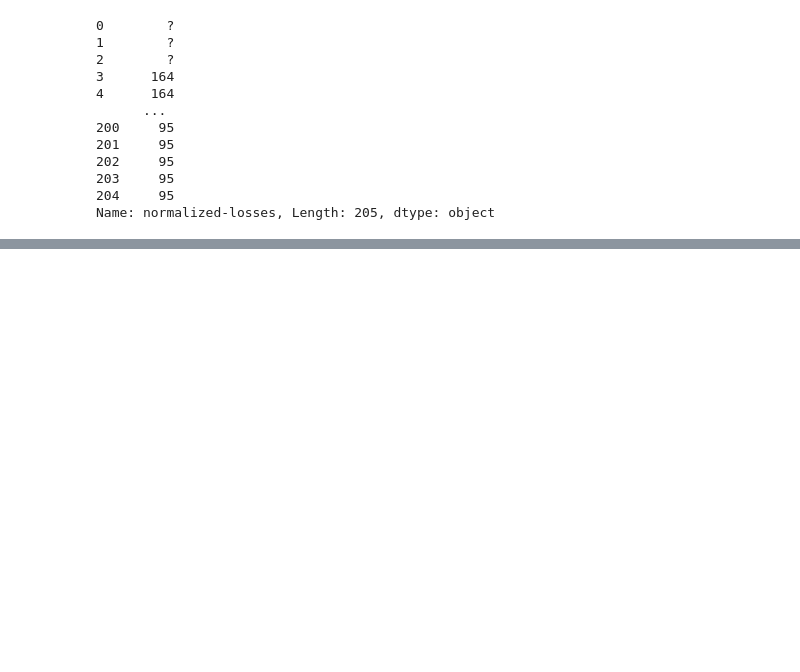
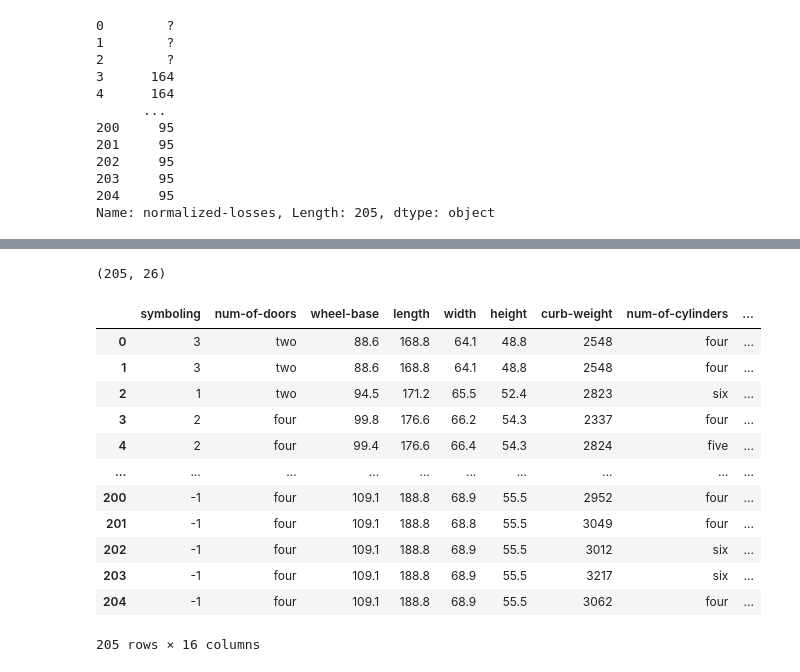
Before and after one commit to joeng2004/dataQuest, a Jupyter notebook: Part 7 ML Intro/Guided Projects /KNN-Car-Price-Predict/2021-12-21-Predicting-Car-Prices-K-Nearest-Neighbors.ipynb, the cells around one changed output, grey strips where cells are left out. Saved outputs shown, nothing was run; the diff lists cells and outputs as text; code cells hidden in the pictures; blank space fills up the shorter version.

```diff
--- a/Part 7 ML Intro/Guided Projects /KNN-Car-Price-Predict/2021-12-21-Predicting-Car-Prices-K-Nearest-Neighbors.ipynb
+++ b/Part 7 ML Intro/Guided Projects /KNN-Car-Price-Predict/2021-12-21-Predicting-Car-Prices-K-Nearest-Neighbors.ipynb
@@ -953,3 +953,9 @@ cars_df['normalized-losses']
 203     95
 204     95
 Name: normalized-losses, Length: 205, dtype: object
+# %%
+# Read data file and add column names.
+cars_temp = pd.read_csv(
+    "imports-85.data.txt",
+    names = col_names,
+)
@@ -955,0 +989,20 @@ Name: normalized-losses, Length: 205, dtype: object
+# %%
+cars_temp.shape
+# %% [output]
+(205, 26)
+# %%
+cars_temp[all_numeric_features]
+# %% [output]
+|  | symboling | num-of-doors | wheel-base | length | width | height | curb-weight | num-of-cylinders | ... |
+| 0 | 3 | two | 88.6 | 168.8 | 64.1 | 48.8 | 2548 | four | ... |
+| 1 | 3 | two | 88.6 | 168.8 | 64.1 | 48.8 | 2548 | four | ... |
+| 2 | 1 | two | 94.5 | 171.2 | 65.5 | 52.4 | 2823 | six | ... |
+| 3 | 2 | four | 99.8 | 176.6 | 66.2 | 54.3 | 2337 | four | ... |
+| 4 | 2 | four | 99.4 | 176.6 | 66.4 | 54.3 | 2824 | five | ... |
+| ... | ... | ... | ... | ... | ... | ... | ... | ... | ... |
+| 200 | -1 | four | 109.1 | 188.8 | 68.9 | 55.5 | 2952 | four | ... |
+| 201 | -1 | four | 109.1 | 188.8 | 68.8 | 55.5 | 3049 | four | ... |
+| 202 | -1 | four | 109.1 | 188.8 | 68.9 | 55.5 | 3012 | six | ... |
+| 203 | -1 | four | 109.1 | 188.8 | 68.9 | 55.5 | 3217 | six | ... |
+| 204 | -1 | four | 109.1 | 188.8 | 68.9 | 55.5 | 3062 | four | ... |
+205 rows × 16 columns
```
Also changed, not shown: parts of 6 cells of this notebook, 9 other files.
